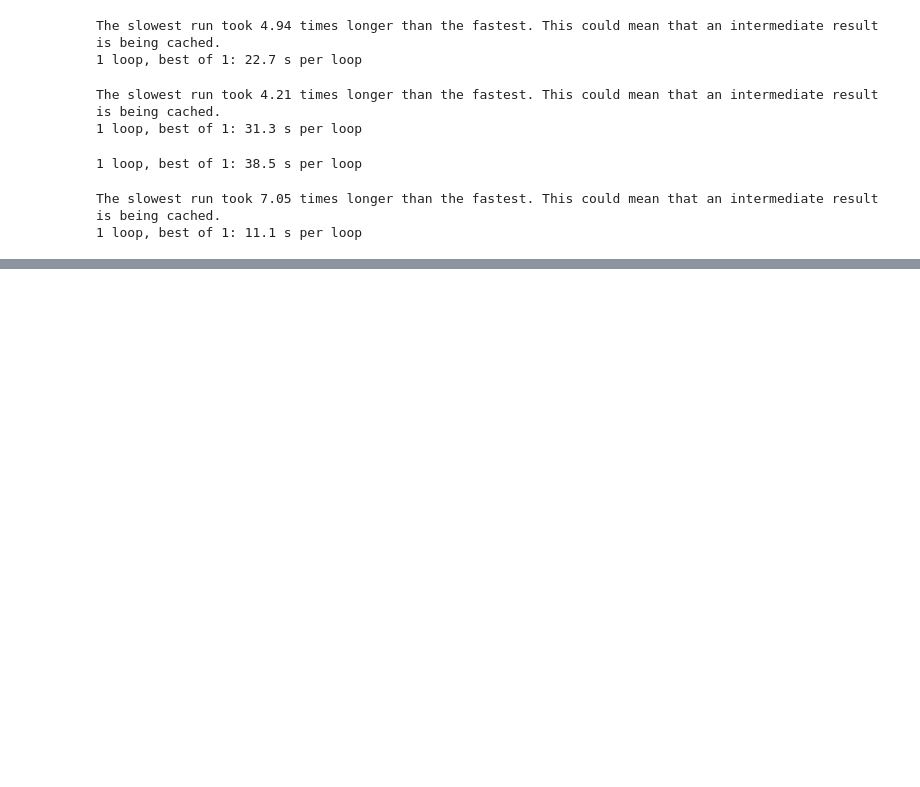
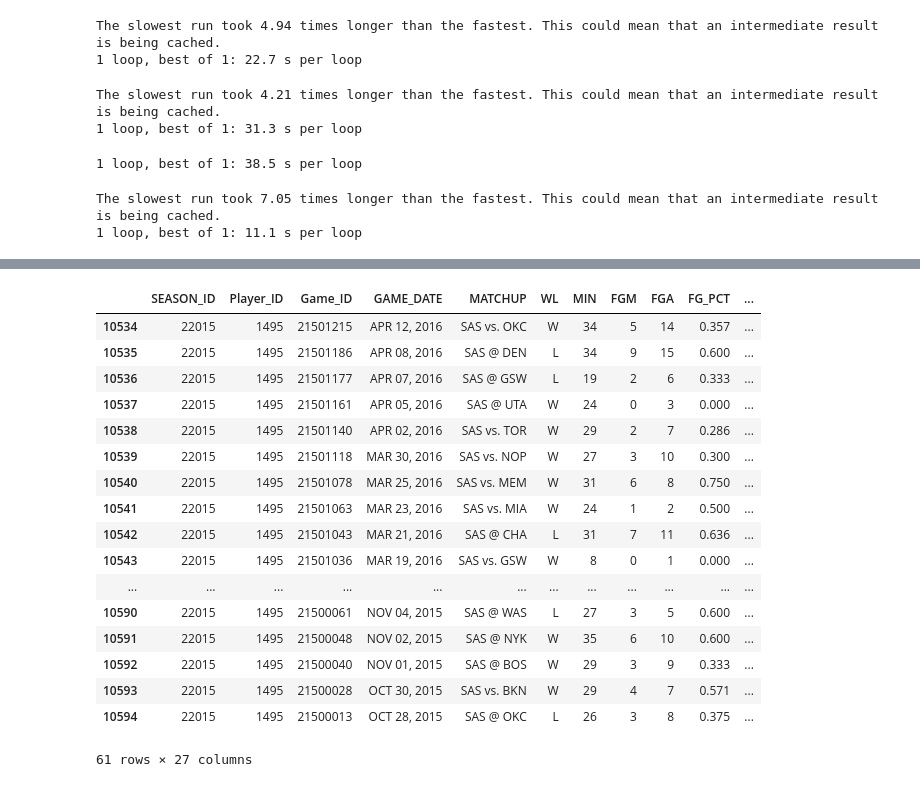
Before and after one commit to mprego/NBA, a Jupyter notebook: Player/Player Analysis.ipynb, the cells around one changed output, grey strips where cells are left out. Cells and saved outputs as stored; diff of their text form; code cells hidden in the pictures; blank space fills up the shorter version.

```diff
--- a/Player/Player Analysis.ipynb
+++ b/Player/Player Analysis.ipynb
@@ -32,3 +33,8 @@ p_list = Players('2015-16', 400, 500)
 # %% [output]
 The slowest run took 7.05 times longer than the fastest. This could mean that an intermediate result is being cached.
 1 loop, best of 1: 11.1 s per loop
+# %%
+p_list = Players('2015-16')
+# %%
+p1 = p_list.players[1495]
+p1.desc
@@ -34,0 +44,21 @@ The slowest run took 7.05 times longer than the fastest. This could mean that an
+# %%
+p1.game_logs
+# %% [output]
+|  | SEASON_ID | Player_ID | Game_ID | GAME_DATE | MATCHUP | WL | MIN | FGM | FGA | FG_PCT | ... |
+| 10534 | 22015 | 1495 | 21501215 | APR 12, 2016 | SAS vs. OKC | W | 34 | 5 | 14 | 0.357 | ... |
+| 10535 | 22015 | 1495 | 21501186 | APR 08, 2016 | SAS @ DEN | L | 34 | 9 | 15 | 0.600 | ... |
+| 10536 | 22015 | 1495 | 21501177 | APR 07, 2016 | SAS @ GSW | L | 19 | 2 | 6 | 0.333 | ... |
+| 10537 | 22015 | 1495 | 21501161 | APR 05, 2016 | SAS @ UTA | W | 24 | 0 | 3 | 0.000 | ... |
+| 10538 | 22015 | 1495 | 21501140 | APR 02, 2016 | SAS vs. TOR | W | 29 | 2 | 7 | 0.286 | ... |
+| 10539 | 22015 | 1495 | 21501118 | MAR 30, 2016 | SAS vs. NOP | W | 27 | 3 | 10 | 0.300 | ... |
+| 10540 | 22015 | 1495 | 21501078 | MAR 25, 2016 | SAS vs. MEM | W | 31 | 6 | 8 | 0.750 | ... |
+| 10541 | 22015 | 1495 | 21501063 | MAR 23, 2016 | SAS vs. MIA | W | 24 | 1 | 2 | 0.500 | ... |
+| 10542 | 22015 | 1495 | 21501043 | MAR 21, 2016 | SAS @ CHA | L | 31 | 7 | 11 | 0.636 | ... |
+| 10543 | 22015 | 1495 | 21501036 | MAR 19, 2016 | SAS vs. GSW | W | 8 | 0 | 1 | 0.000 | ... |
+| ... | ... | ... | ... | ... | ... | ... | ... | ... | ... | ... | ... |
+| 10590 | 22015 | 1495 | 21500061 | NOV 04, 2015 | SAS @ WAS | L | 27 | 3 | 5 | 0.600 | ... |
+| 10591 | 22015 | 1495 | 21500048 | NOV 02, 2015 | SAS @ NYK | W | 35 | 6 | 10 | 0.600 | ... |
+| 10592 | 22015 | 1495 | 21500040 | NOV 01, 2015 | SAS @ BOS | W | 29 | 3 | 9 | 0.333 | ... |
+| 10593 | 22015 | 1495 | 21500028 | OCT 30, 2015 | SAS vs. BKN | W | 29 | 4 | 7 | 0.571 | ... |
+| 10594 | 22015 | 1495 | 21500013 | OCT 28, 2015 | SAS @ OKC | L | 26 | 3 | 8 | 0.375 | ... |
+61 rows × 27 columns
```
Also changed, not shown: parts of 4 cells of this notebook, 1 other file.
